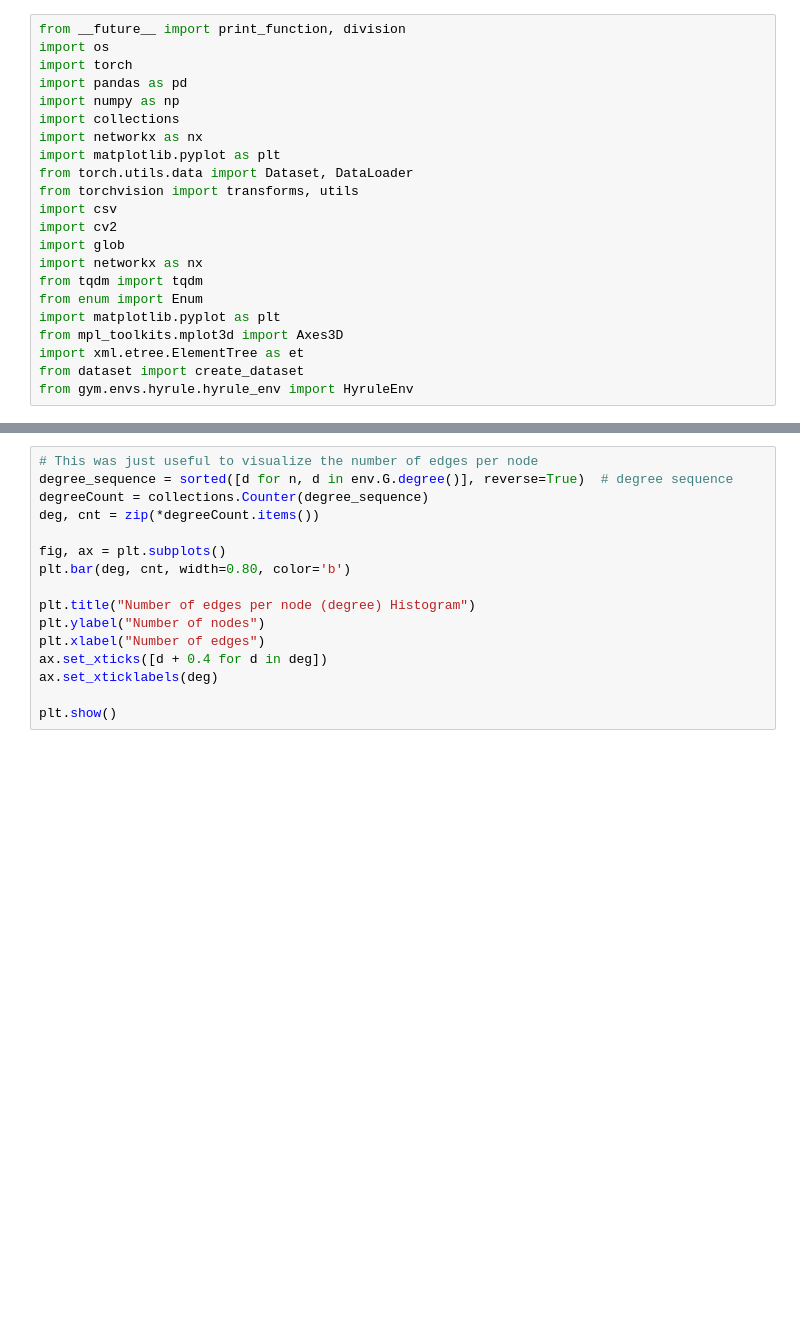
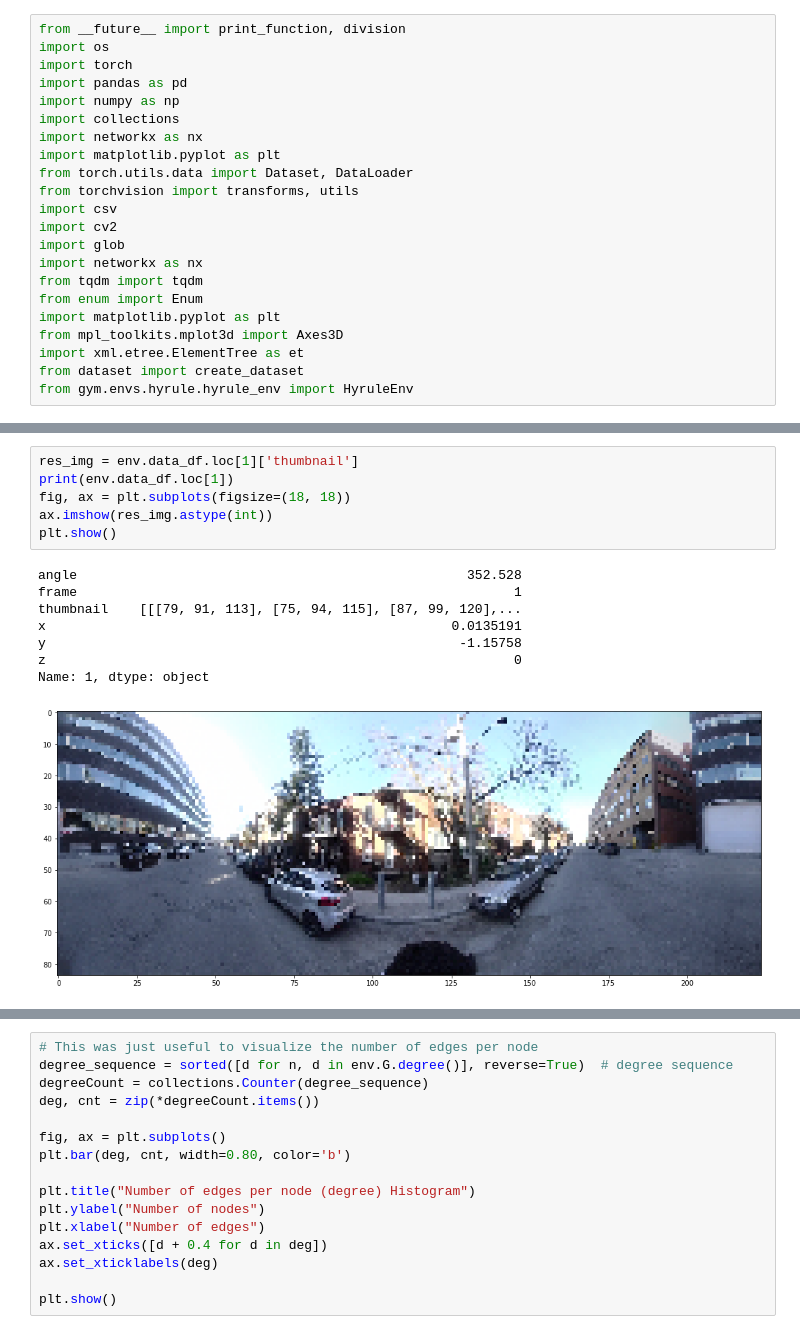
Before and after one commit to mweiss17/hyrule-gym, a Jupyter notebook: dataset.ipynb, the cells around one changed output, grey strips where cells are left out. Drawn from its saved outputs; the diff is of its cells as text; blank space fills up the shorter version.

```diff
--- a/dataset.ipynb
+++ b/dataset.ipynb
@@ -105,0 +54,15 @@ angle2:171.24779709023449
+# %%
+res_img = env.data_df.loc[1]['thumbnail']
+print(env.data_df.loc[1])
+fig, ax = plt.subplots(figsize=(18, 18))
+ax.imshow(res_img.astype(int))
+plt.show()
+# %% [output]
+angle                                                  352.528
+frame                                                        1
+thumbnail    [[[79, 91, 113], [75, 94, 115], [87, 99, 120],...
+x                                                    0.0135191
+y                                                     -1.15758
+z                                                            0
+Name: 1, dtype: object
+[figure, added]
```
Also changed, not shown: parts of 9 cells of this notebook, 4 other files.
